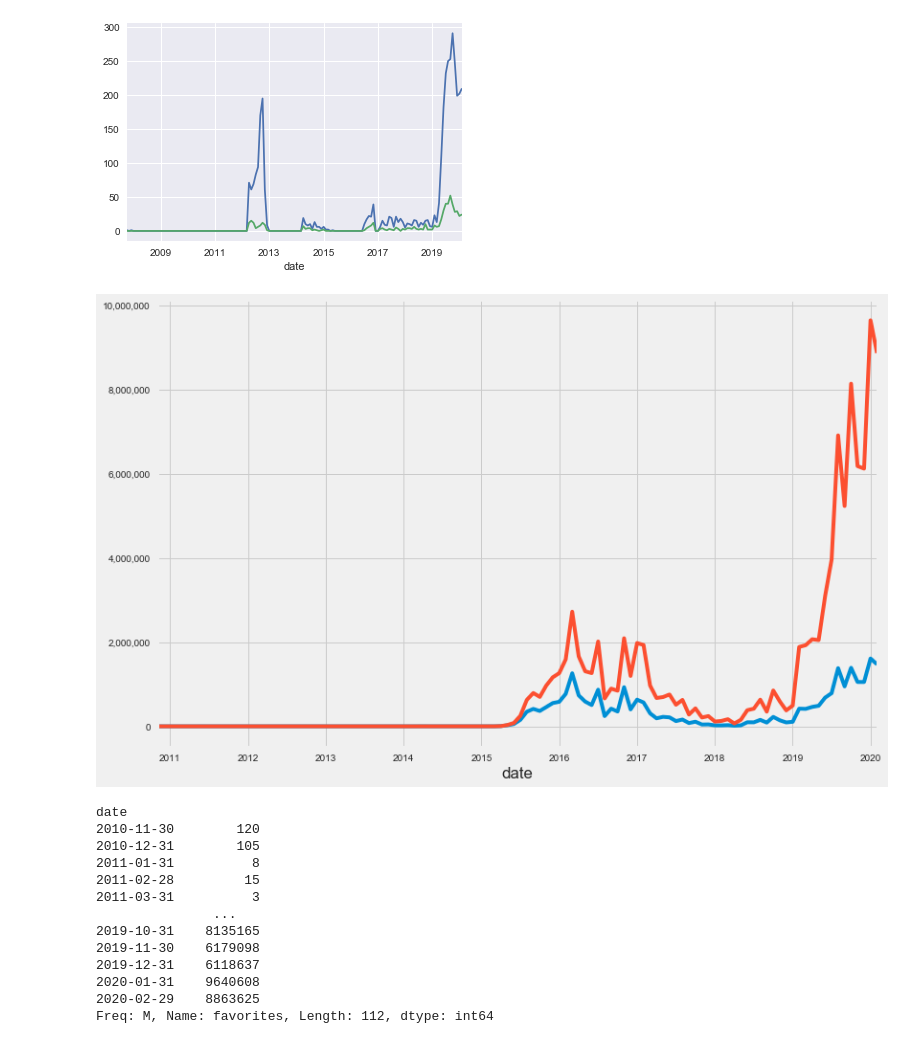
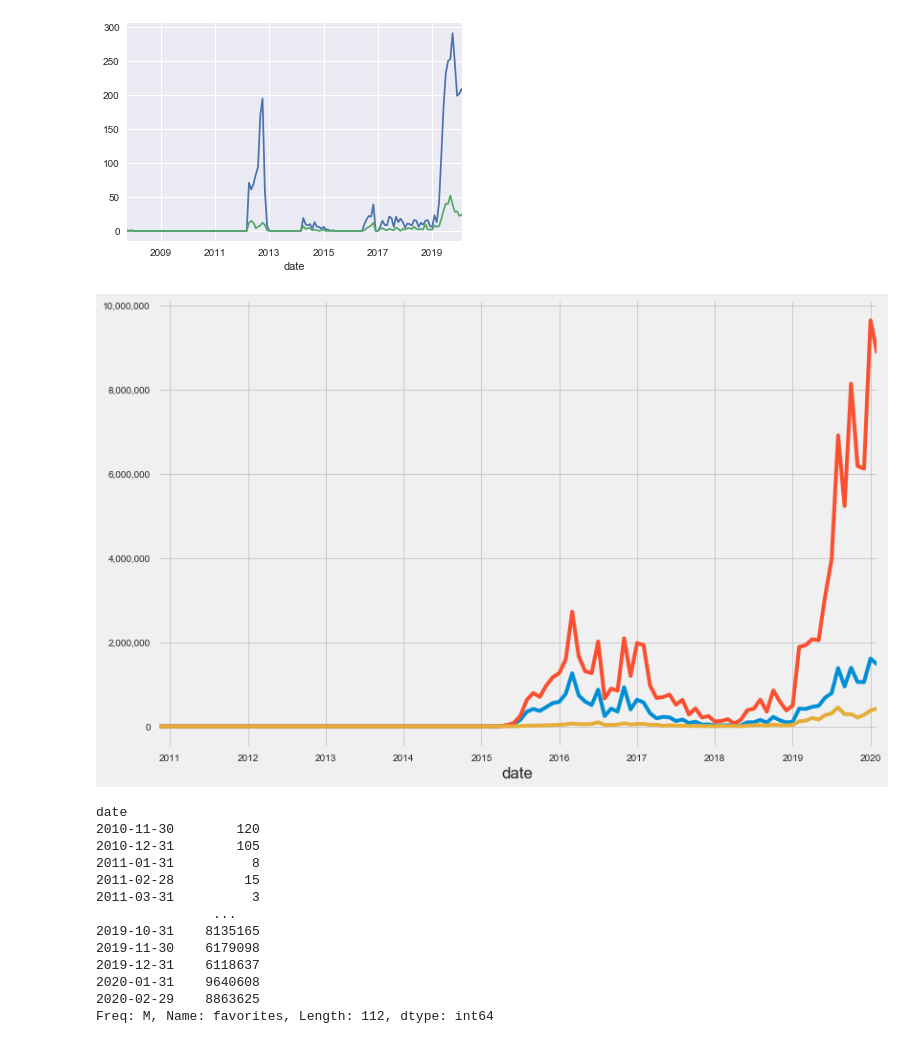
Before and after one commit to nomadtomas/sentweetment_analysizer, a Jupyter notebook: dnc_race.ipynb, the cells around one changed output. Drawn from its saved outputs; the diff is of its cells as text; code cells hidden in the pictures.

```diff
--- a/dnc_race.ipynb
+++ b/dnc_race.ipynb
@@ -247,12 +261,13 @@ polyplot(joe_df)
 # %%
 fig, ax = plt.subplots(figsize=(12,8))
 bern_df.resample('M')['retweets'].sum().plot()
 bern_df.resample('M')['favorites'].sum().plot()
+bern_df.resample('M')['replies'].sum().plot()
 ax.get_yaxis().set_major_formatter(
     ff(lambda x, p: format(int(x), ',')))
 plt.show()
 # %% [output]
-[figure, old version]
+[figure, new version]
 # %%
 bern_df.resample('M')['favorites'].sum()
 # %% [output]
```
Also changed, not shown: parts of 4 cells of this notebook.
